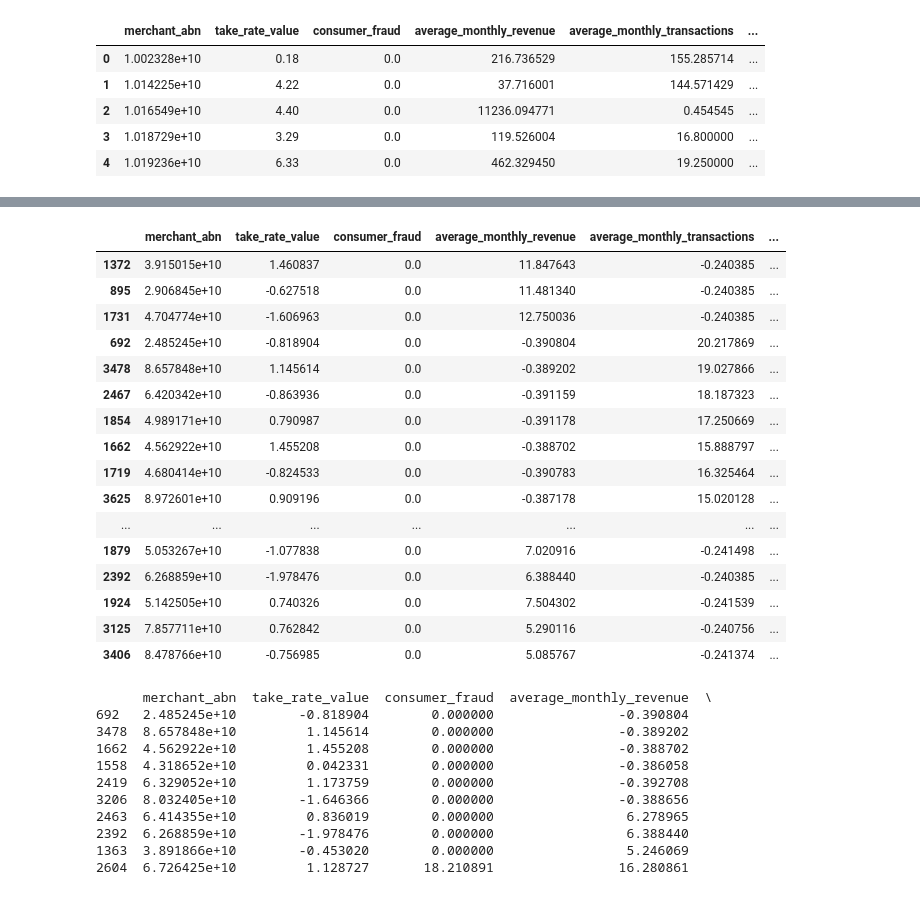
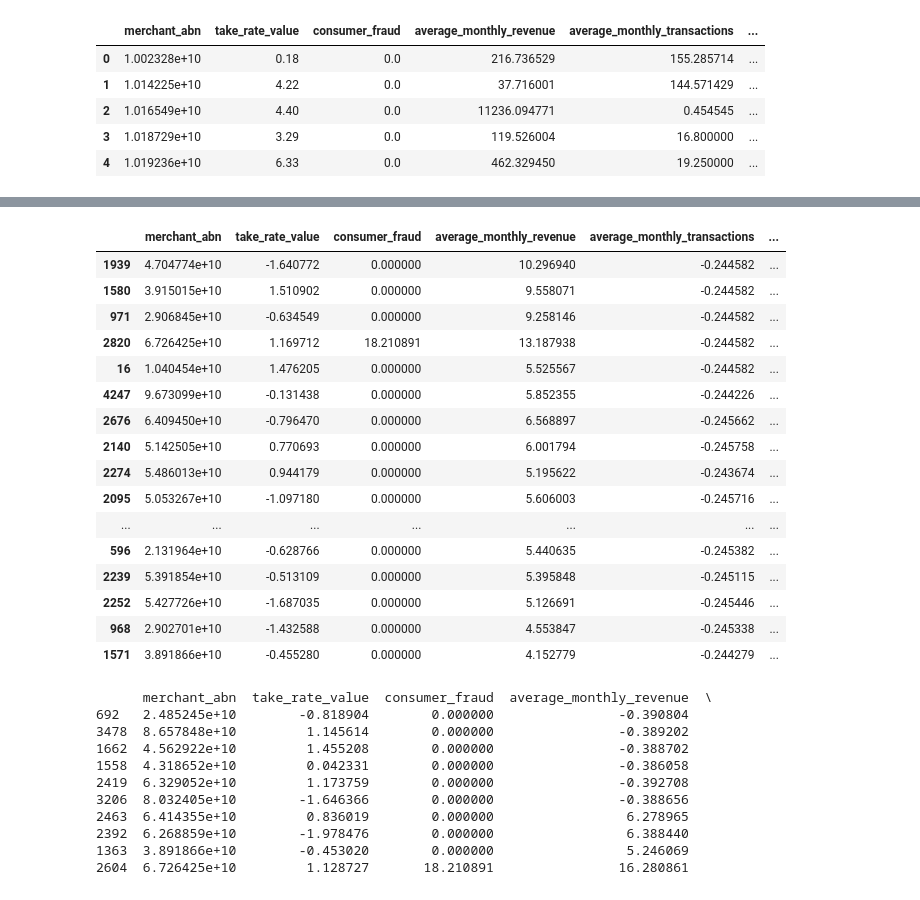
Before and after one commit to MAST30034-AppliedDataScience/project-2-group-buy-now-pay-later-industry-project-24, a Jupyter notebook: notebooks/Big merge.ipynb, the cells around one changed output, grey strips where cells are left out. Saved outputs shown, nothing was run; the diff lists cells and outputs as text; code cells hidden in the pictures.

```diff
--- a/notebooks/Big merge.ipynb
+++ b/notebooks/Big merge.ipynb
@@ -119,3 +119,7 @@ final_df.head()
 | 2 | 1.016549e+10 | 4.40 | 0.0 | 11236.094771 | 0.454545 | ... |
 | 3 | 1.018729e+10 | 3.29 | 0.0 | 119.526004 | 16.800000 | ... |
 | 4 | 1.019236e+10 | 6.33 | 0.0 | 462.329450 | 19.250000 | ... |
+# %%
+cwgr = pd.read_csv('../data/curated/cwgr.csv')
+final_df = final_df.merge(cwgr, on='merchant_abn', how='left')
+final_df.head()
@@ -156,11 +167,12 @@ import pandas as pd
 
 # Define the weights for each column
 weights = {
-    'merchant_fraud': -7.5,
-    'average_monthly_revenue': 1.5,
+    'merchant_fraud': -5,
+    'cwgr': 1.3,
+    'average_monthly_revenue': 3.5,
     'take_rate_value': 0.5,
     'consumer_fraud': -0.6,
-    'average_monthly_transactions': 0.9,
+    'average_monthly_transactions': 0.5,
     'Median_tot_hhd_inc_weekly': 0.2,
     'Median_age_persons': -0.15,
     'Median_mortgage_repay_monthly': -0.1,
@@ -170,14 +182,15 @@ weights = {
 # Calculate the score for each row
 final_df['score'] = (
     final_df['merchant_fraud'] * weights['merchant_fraud'] +
-    final_df['average_monthly_revenue'] * weights['average_monthly_revenue'] +
-    final_df['take_rate_value'] * weights['take_rate_value'] +
+    (final_df['average_monthly_revenue'] - final_df['average_monthly_revenue'].mean()) * weights['average_monthly_revenue'] +
+    (final_df['take_rate_value'] - final_df['take_rate_value'].mean()) * weights['take_rate_value'] +
     final_df['consumer_fraud'] * weights['consumer_fraud'] +
-    final_df['average_monthly_transactions'] * weights['average_monthly_transactions'] +
-    final_df['Median_tot_hhd_inc_weekly'] * weights['Median_tot_hhd_inc_weekly'] +
-    final_df['Median_age_persons'] * weights['Median_age_persons'] +
-    final_df['Median_mortgage_repay_monthly'] * weights['Median_mortgage_repay_monthly'] +
-    final_df['Median_rent_weekly'] * weights['Median_rent_weekly']
+    (final_df['average_monthly_transactions'] - final_df['average_monthly_transactions'].mean()) * weights['average_monthly_transactions'] +
+    (final_df['Median_tot_hhd_inc_weekly'] - final_df['Median_tot_hhd_inc_weekly'].mean()) * weights['Median_tot_hhd_inc_weekly'] +
+    (final_df['Median_age_persons'] - final_df['Median_age_persons'].mean()) * weights['Median_age_persons'] +
+    (final_df['Median_mortgage_repay_monthly'] - final_df['Median_mortgage_repay_monthly'].mean()) * weights['Median_mortgage_repay_monthly'] +
+    (final_df['Median_rent_weekly'] - final_df['Median_rent_weekly'].mean()) * weights['Median_rent_weekly'] +
+    (final_df['cwgr'] - final_df['cwgr'].mean()) * weights['cwgr']
 )
 
 # Display the first few rows of the updated DataFrame to verify
@@ -192,34 +246,34 @@ final_df.head()
 # %%
 import pandas as pd
 
 # Assuming final_df is your DataFrame and the 'score' column has already been calculated
 
 # Sort the DataFrame by the 'score' column in descending order
 sorted_df = final_df.sort_values(by='score', ascending=False)
 
 # Select the top 100 merchants
 top_100_merchants = sorted_df.head(100)
 
 # Display the top 100 merchants
-top_100_merchants.head(30)
+top_100_merchants.head(20)
 # %% [output]
 |  | merchant_abn | take_rate_value | consumer_fraud | average_monthly_revenue | average_monthly_transactions | ... |
-| 1372 | 3.915015e+10 | 1.460837 | 0.0 | 11.847643 | -0.240385 | ... |
-| 895 | 2.906845e+10 | -0.627518 | 0.0 | 11.481340 | -0.240385 | ... |
-| 1731 | 4.704774e+10 | -1.606963 | 0.0 | 12.750036 | -0.240385 | ... |
-| 692 | 2.485245e+10 | -0.818904 | 0.0 | -0.390804 | 20.217869 | ... |
-| 3478 | 8.657848e+10 | 1.145614 | 0.0 | -0.389202 | 19.027866 | ... |
-| 2467 | 6.420342e+10 | -0.863936 | 0.0 | -0.391159 | 18.187323 | ... |
-| 1854 | 4.989171e+10 | 0.790987 | 0.0 | -0.391178 | 17.250669 | ... |
-| 1662 | 4.562922e+10 | 1.455208 | 0.0 | -0.388702 | 15.888797 | ... |
-| 1719 | 4.680414e+10 | -0.824533 | 0.0 | -0.390783 | 16.325464 | ... |
-| 3625 | 8.972601e+10 | 0.909196 | 0.0 | -0.387178 | 15.020128 | ... |
+| 1939 | 4.704774e+10 | -1.640772 | 0.000000 | 10.296940 | -0.244582 | ... |
+| 1580 | 3.915015e+10 | 1.510902 | 0.000000 | 9.558071 | -0.244582 | ... |
+| 971 | 2.906845e+10 | -0.634549 | 0.000000 | 9.258146 | -0.244582 | ... |
+| 2820 | 6.726425e+10 | 1.169712 | 18.210891 | 13.187938 | -0.244582 | ... |
+| 16 | 1.040454e+10 | 1.476205 | 0.000000 | 5.525567 | -0.244582 | ... |
+| 4247 | 9.673099e+10 | -0.131438 | 0.000000 | 5.852355 | -0.244226 | ... |
+| 2676 | 6.409450e+10 | -0.796470 | 0.000000 | 6.568897 | -0.245662 | ... |
+| 2140 | 5.142505e+10 | 0.770693 | 0.000000 | 6.001794 | -0.245758 | ... |
+| 2274 | 5.486013e+10 | 0.944179 | 0.000000 | 5.195622 | -0.243674 | ... |
+| 2095 | 5.053267e+10 | -1.097180 | 0.000000 | 5.606003 | -0.245716 | ... |
 | ... | ... | ... | ... | ... | ... | ... |
-| 1879 | 5.053267e+10 | -1.077838 | 0.0 | 7.020916 | -0.241498 | ... |
-| 2392 | 6.268859e+10 | -1.978476 | 0.0 | 6.388440 | -0.240385 | ... |
-| 1924 | 5.142505e+10 | 0.740326 | 0.0 | 7.504302 | -0.241539 | ... |
-| 3125 | 7.857711e+10 | 0.762842 | 0.0 | 5.290116 | -0.240756 | ... |
-| 3406 | 8.478766e+10 | -0.756985 | 0.0 | 5.085767 | -0.241374 | ... |
+| 596 | 2.131964e+10 | -0.628766 | 0.000000 | 5.440635 | -0.245382 | ... |
+| 2239 | 5.391854e+10 | -0.513109 | 0.000000 | 5.395848 | -0.245115 | ... |
+| 2252 | 5.427726e+10 | -1.687035 | 0.000000 | 5.126691 | -0.245446 | ... |
+| 968 | 2.902701e+10 | -1.432588 | 0.000000 | 4.553847 | -0.245338 | ... |
+| 1571 | 3.891866e+10 | -0.455280 | 0.000000 | 4.152779 | -0.244279 | ... |
 # %%
 import pandas as pd
 
```
Also changed, not shown: parts of 4 cells of this notebook.
